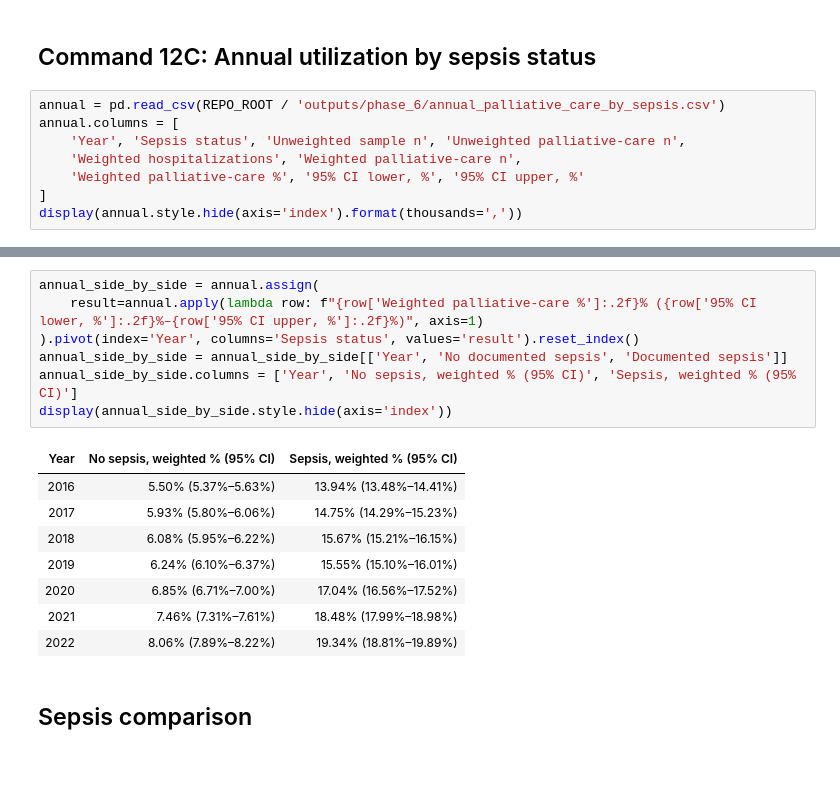
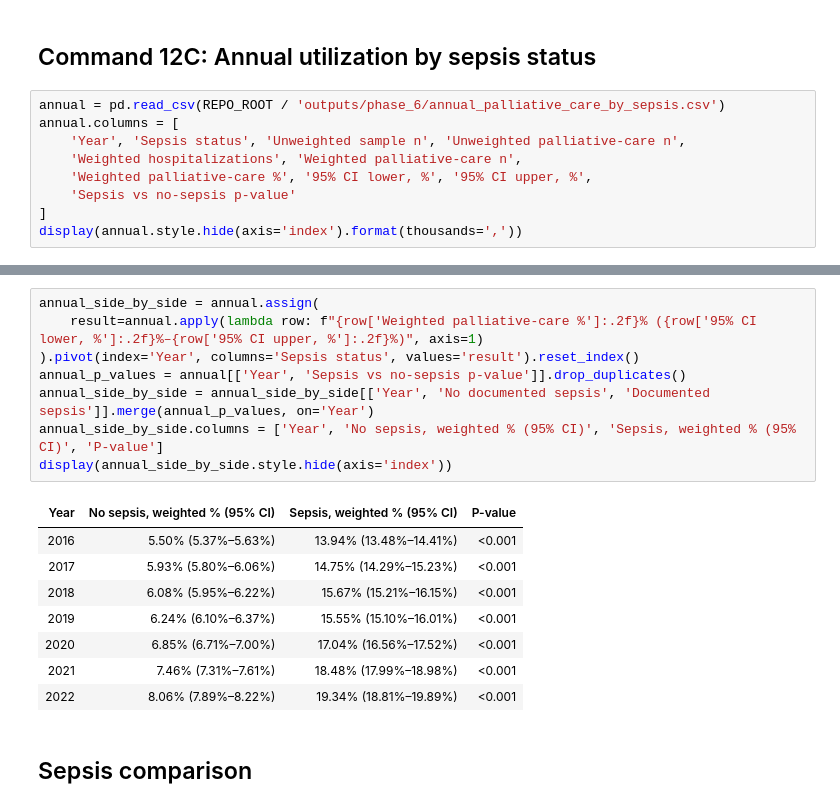
Before and after one commit to EvelynEZ/IPC-MPC-Study, a Jupyter notebook: notebooks/phase_6_palliative_care.ipynb, the cells around one changed output, grey strips where cells are left out. Saved outputs shown, nothing was run; the diff lists cells and outputs as text; blank space fills up the shorter version.

Commit message:
Add annual palliative care p values

```diff
--- a/notebooks/phase_6_palliative_care.ipynb
+++ b/notebooks/phase_6_palliative_care.ipynb
@@ -59,7 +59,8 @@ annual = pd.read_csv(REPO_ROOT / 'outputs/phase_6/annual_palliative_care_by_seps
 annual.columns = [
     'Year', 'Sepsis status', 'Unweighted sample n', 'Unweighted palliative-care n',
     'Weighted hospitalizations', 'Weighted palliative-care n',
-    'Weighted palliative-care %', '95% CI lower, %', '95% CI upper, %'
+    'Weighted palliative-care %', '95% CI lower, %', '95% CI upper, %',
+    'Sepsis vs no-sepsis p-value'
 ]
 display(annual.style.hide(axis='index').format(thousands=','))
 # %% [output]
@@ -81,19 +82,20 @@ display(annual.style.hide(axis='index').format(thousands=','))
 # %%
 annual_side_by_side = annual.assign(
     result=annual.apply(lambda row: f"{row['Weighted palliative-care %']:.2f}% ({row['95% CI lower, %']:.2f}%–{row['95% CI upper, %']:.2f}%)", axis=1)
 ).pivot(index='Year', columns='Sepsis status', values='result').reset_index()
-annual_side_by_side = annual_side_by_side[['Year', 'No documented sepsis', 'Documented sepsis']]
-annual_side_by_side.columns = ['Year', 'No sepsis, weighted % (95% CI)', 'Sepsis, weighted % (95% CI)']
+annual_p_values = annual[['Year', 'Sepsis vs no-sepsis p-value']].drop_duplicates()
+annual_side_by_side = annual_side_by_side[['Year', 'No documented sepsis', 'Documented sepsis']].merge(annual_p_values, on='Year')
+annual_side_by_side.columns = ['Year', 'No sepsis, weighted % (95% CI)', 'Sepsis, weighted % (95% CI)', 'P-value']
 display(annual_side_by_side.style.hide(axis='index'))
 # %% [output]
-| Year | No sepsis, weighted % (95% CI) | Sepsis, weighted % (95% CI) |
-| 2016 | 5.50% (5.37%–5.63%) | 13.94% (13.48%–14.41%) |
-| 2017 | 5.93% (5.80%–6.06%) | 14.75% (14.29%–15.23%) |
-| 2018 | 6.08% (5.95%–6.22%) | 15.67% (15.21%–16.15%) |
-| 2019 | 6.24% (6.10%–6.37%) | 15.55% (15.10%–16.01%) |
-| 2020 | 6.85% (6.71%–7.00%) | 17.04% (16.56%–17.52%) |
-| 2021 | 7.46% (7.31%–7.61%) | 18.48% (17.99%–18.98%) |
-| 2022 | 8.06% (7.89%–8.22%) | 19.34% (18.81%–19.89%) |
+| Year | No sepsis, weighted % (95% CI) | Sepsis, weighted % (95% CI) | P-value |
+| 2016 | 5.50% (5.37%–5.63%) | 13.94% (13.48%–14.41%) | <0.001 |
+| 2017 | 5.93% (5.80%–6.06%) | 14.75% (14.29%–15.23%) | <0.001 |
+| 2018 | 6.08% (5.95%–6.22%) | 15.67% (15.21%–16.15%) | <0.001 |
+| 2019 | 6.24% (6.10%–6.37%) | 15.55% (15.10%–16.01%) | <0.001 |
+| 2020 | 6.85% (6.71%–7.00%) | 17.04% (16.56%–17.52%) | <0.001 |
+| 2021 | 7.46% (7.31%–7.61%) | 18.48% (17.99%–18.98%) | <0.001 |
+| 2022 | 8.06% (7.89%–8.22%) | 19.34% (18.81%–19.89%) | <0.001 |
 # %% [markdown]
 ## Sepsis comparison
 # %%
```
Also changed, not shown: parts of 2 cells of this notebook, 2 other files.
